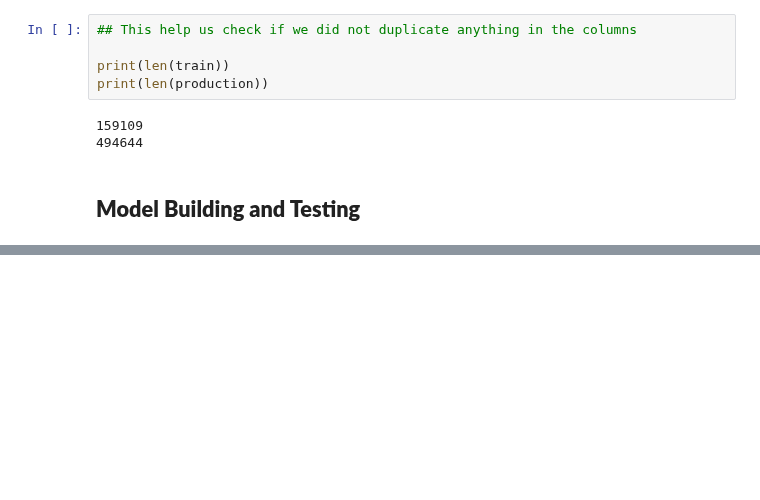
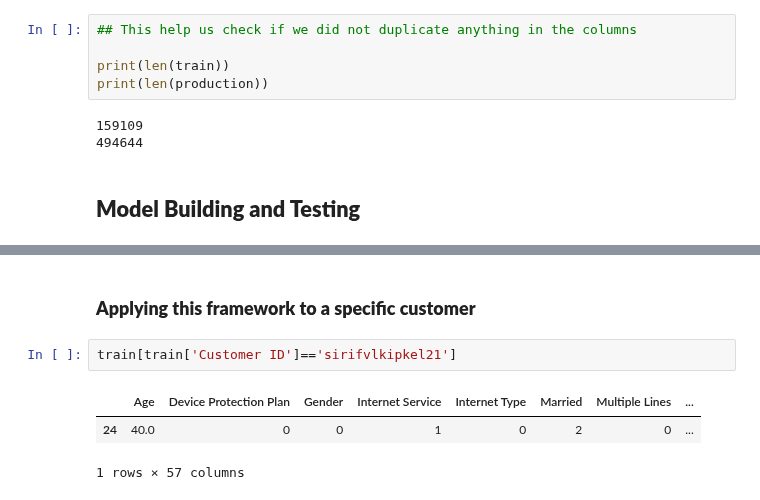
Before and after one commit to albanecoiffe/telecom-recommender-system, a Jupyter notebook: notebook.ipynb, the cells around one changed output, grey strips where cells are left out. Cells and saved outputs as stored; diff of their text form; blank space fills up the shorter version.

```diff
--- a/notebook.ipynb
+++ b/notebook.ipynb
@@ -812,0 +948,8 @@ print(len(production))
+# %% [markdown]
+### **Applying this framework to a specific customer**
+# %%
+train[train['Customer ID']=='sirifvlkipkel21']
+# %% [output]
+|  | Age | Device Protection Plan | Gender | Internet Service | Internet Type | Married | Multiple Lines | ... |
+| 24 | 40.0 | 0 | 0 | 1 | 0 | 2 | 0 | ... |
+1 rows × 57 columns
```
Also changed, not shown: parts of 12 cells of this notebook.
